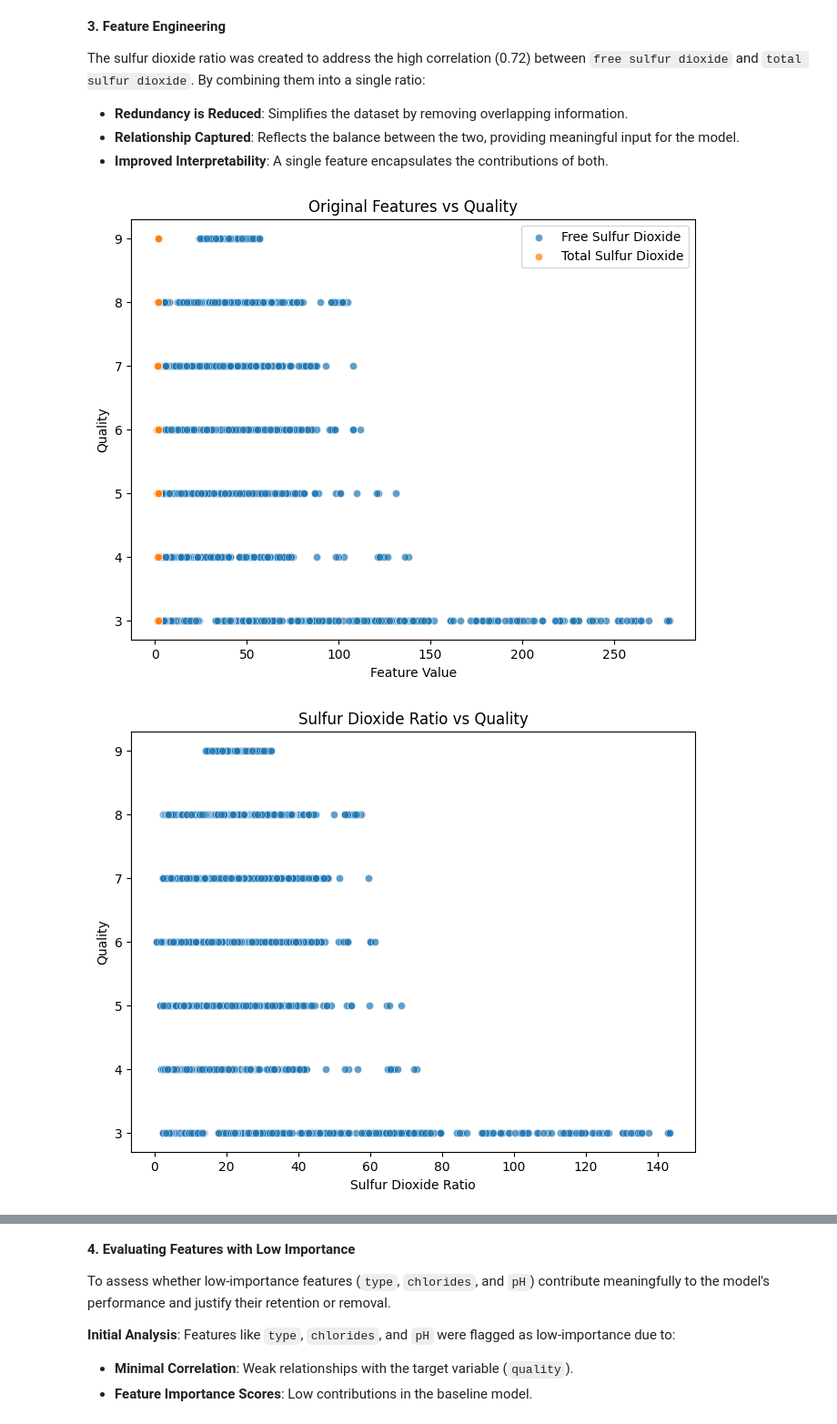
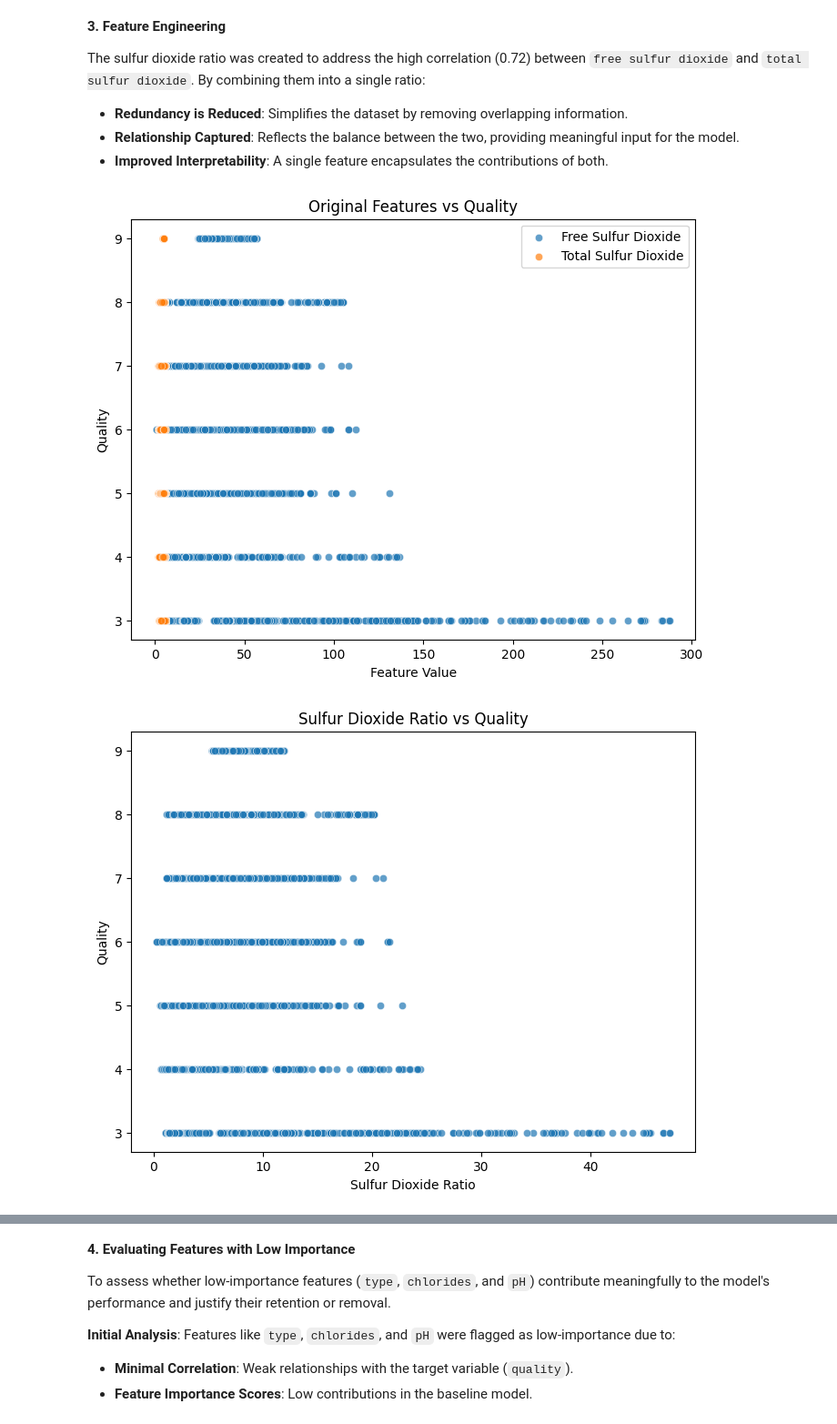
Before and after one commit to amitkarol/TDS-WineQualityPrediction, a Jupyter notebook: part2.ipynb, the cells around one changed output, grey strips where cells are left out. Shown: that part at 91% size. Saved outputs shown, nothing was run; the diff lists cells and outputs as text; code cells hidden in the pictures.

```diff
--- a/part2.ipynb
+++ b/part2.ipynb
@@ -140,0 +117,27 @@ for feature in skewed_features:
+# %%
+# Visualization of skewed features before and after transformation
+skewed_features = ['residual sugar', 'total sulfur dioxide']
+
+for feature in skewed_features:
+    if feature in X.columns:  # Ensure the feature exists
+        # Create side-by-side visualizations
+        fig, axes = plt.subplots(1, 2, figsize=(16, 6))
+
+        # Original distribution
+        sns.histplot(X[feature], kde=True, bins=30, ax=axes[0], color='blue')
+        axes[0].set_title(f'{feature} - Original Distribution')
+        axes[0].set_xlabel(feature)
+        axes[0].set_ylabel('Frequency')
+
+        # Apply log transformation
+        X[feature] = np.log1p(X[feature])
+
+        # Transformed distribution
+        sns.histplot(X[feature], kde=True, bins=30, ax=axes[1], color='green')
+        axes[1].set_title(f'{feature} - Transformed Distribution')
+        axes[1].set_xlabel(feature)
+        axes[1].set_ylabel('Frequency')
+
+        # Adjust layout
+        plt.tight_layout()
+        plt.show()
@@ -259,31 +252,41 @@ The sulfur dioxide ratio was created to address the high correlation (0.72) betw
 - **Relationship Captured**: Reflects the balance between the two, providing meaningful input for the model.
 - **Improved Interpretability**: A single feature encapsulates the contributions of both.
 # %%
-# # Split the data into training and testing sets
+from imblearn.over_sampling import SMOTE
+
+# Count the number of samples in each class
+class_counts = y.value_counts()
+min_samples = class_counts.min()
+
+# Adjust k_neighbors based on the smallest class
+smote = SMOTE(random_state=42, k_neighbors=min(min_samples - 1, 5))  # Use at most 5 neighbors or one less than min_samples
+X_resampled, y_resampled = smote.fit_resample(X, y)
+
+ # Split the data into training and testing sets
 X_train, X_test, y_train, y_test = train_test_split(X_resampled, y_resampled, test_size=0.2, random_state=42)
 # Visualization of original features before creating the new composite feature
 plt.figure(figsize=(8, 6))
 sns.scatterplot(x=X_train['free sulfur dioxide'], y=y_train, alpha=0.7, label='Free Sulfur Dioxide')
 sns.scatterplot(x=X_train['total sulfur dioxide'], y=y_train, alpha=0.7, label='Total Sulfur Dioxide')
 plt.title('Original Features vs Quality')
 plt.xlabel('Feature Value')
 plt.ylabel('Quality')
 plt.legend()
 plt.show()
 
 # Create the sulfur dioxide ratio and drop redundant features
 for df in [X_train, X_test]:
     df['sulfur_dioxide_ratio'] = df['free sulfur dioxide'] / (df['total sulfur dioxide'] + 1e-6)
     df.drop(columns=['free sulfur dioxide', 'total sulfur dioxide'], inplace=True)
 
 # Visualization of the new composite feature
 plt.figure(figsize=(8, 6))
 sns.scatterplot(x=X_train['sulfur_dioxide_ratio'], y=y_train, alpha=0.7)
 plt.title('Sulfur Dioxide Ratio vs Quality')
 plt.xlabel('Sulfur Dioxide Ratio')
 plt.ylabel('Quality')
 plt.show()
 # %% [output]
-[figure, old version]
+[figure, new version]
-[figure, old version]
+[figure, new version]
 # %% [markdown]
```
Also changed, not shown: parts of 12 cells of this notebook.
